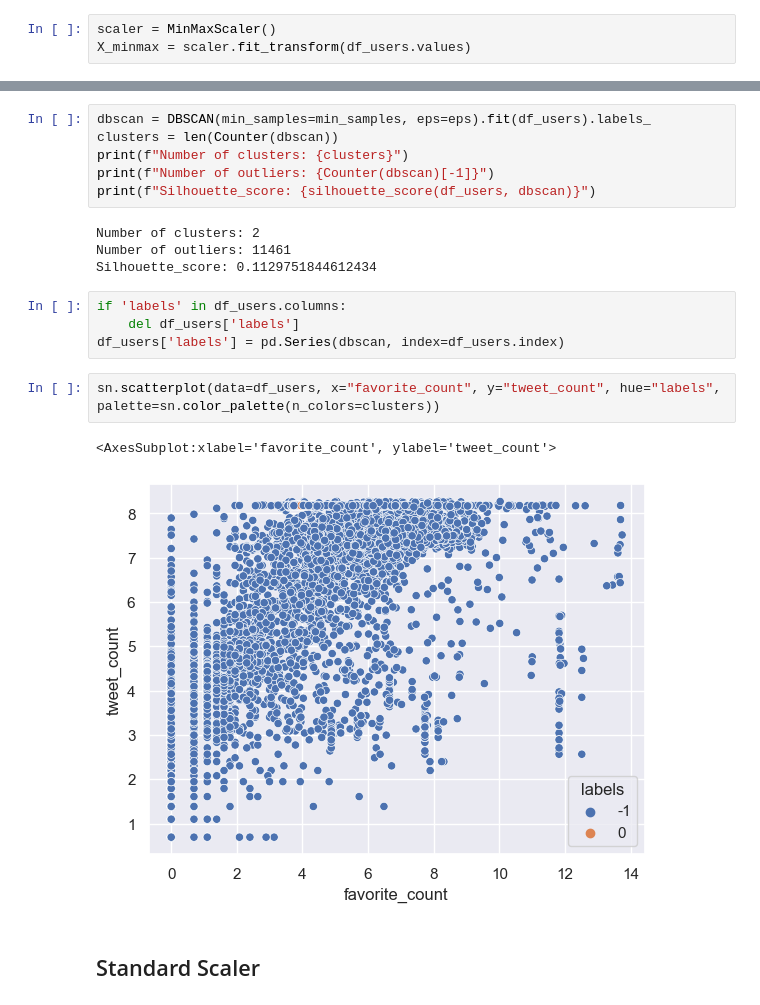
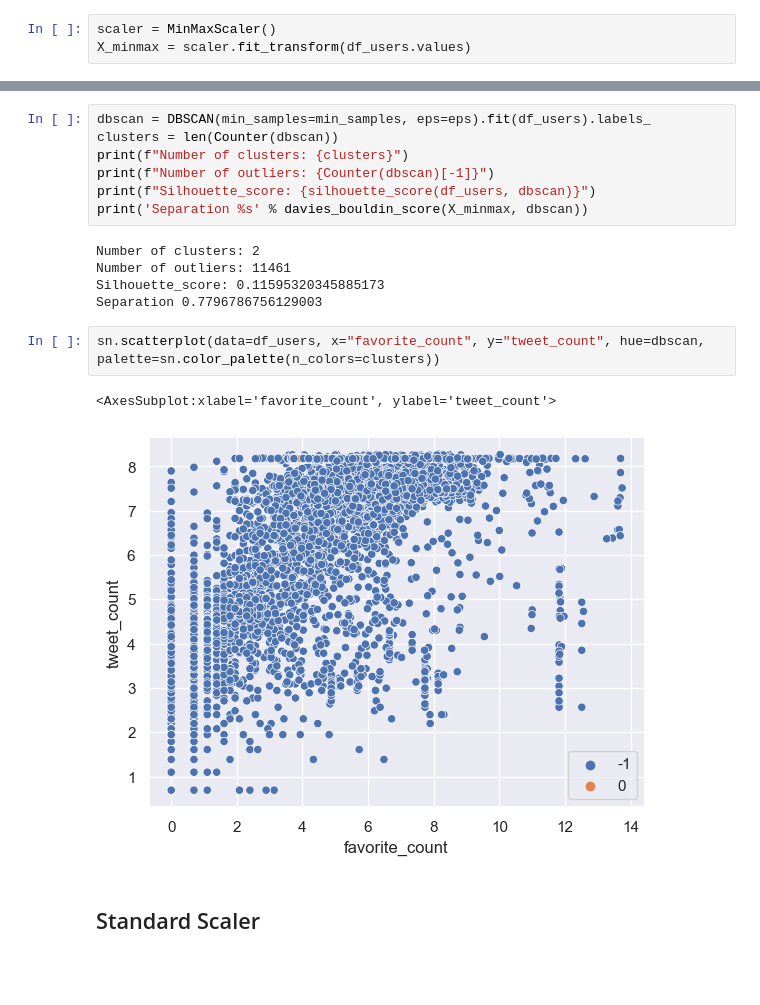
Before and after one commit to domferr/Data-Mining, a Jupyter notebook: Data Cleaning/Clustering.ipynb, the cells around one changed output, grey strips where cells are left out. Cells and saved outputs as stored; diff of their text form; blank space fills up the shorter version.

```diff
--- a/Data Cleaning/Clustering.ipynb
+++ b/Data Cleaning/Clustering.ipynb
@@ -190,19 +189,17 @@ clusters = len(Counter(dbscan))
 print(f"Number of clusters: {clusters}")
 print(f"Number of outliers: {Counter(dbscan)[-1]}")
 print(f"Silhouette_score: {silhouette_score(df_users, dbscan)}")
+print('Separation %s' % davies_bouldin_score(X_minmax, dbscan))
 # %% [output]
 Number of clusters: 2
 Number of outliers: 11461
-Silhouette_score: 0.1129751844612434
+Silhouette_score: 0.11595320345885173
+Separation 0.7796786756129003
-# %%
-if 'labels' in df_users.columns:
-    del df_users['labels']
-df_users['labels'] = pd.Series(dbscan, index=df_users.index)
 # %%
-sn.scatterplot(data=df_users, x="favorite_count", y="tweet_count", hue="labels", palette=sn.color_palette(n_colors=clusters))
+sn.scatterplot(data=df_users, x="favorite_count", y="tweet_count", hue=dbscan, palette=sn.color_palette(n_colors=clusters))
 # %% [output]
 <AxesSubplot:xlabel='favorite_count', ylabel='tweet_count'>
-[figure, old version]
+[figure, new version]
 # %% [markdown]
 ## Standard Scaler
 # %%
```
Also changed, not shown: parts of 9 cells of this notebook.
